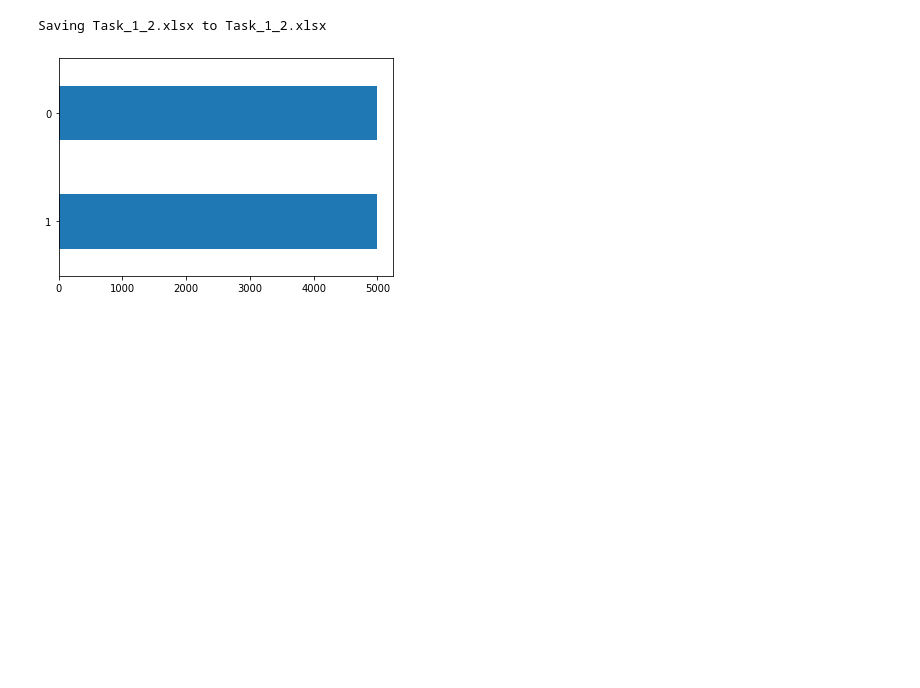
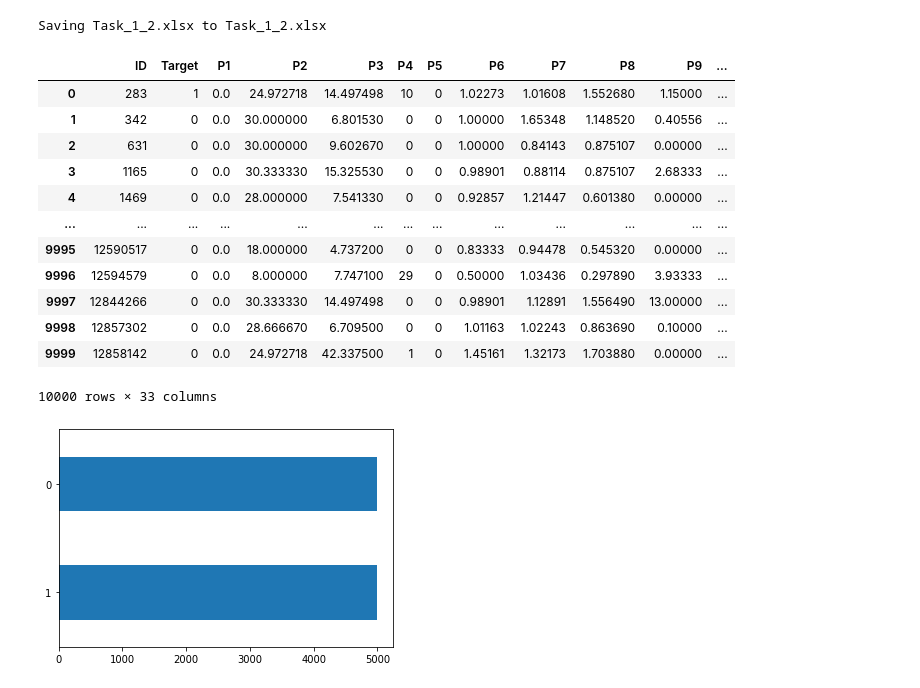
Before and after one commit to MaximStepanovich/A1_task2_regression_ROC, a Jupyter notebook: A1_task2.ipynb, the cells around one changed output. Cells and saved outputs as stored; diff of their text form; code cells hidden in the pictures; blank space fills up the shorter version.

```diff
--- a/A1_task2.ipynb
+++ b/A1_task2.ipynb
@@ -20,6 +21,22 @@ cols = list(df.columns)
 a, b = cols.index('Target'), cols.index('ID')
 cols[b], cols[a] = cols[a], cols[b]
 df = df[cols]
+# %%
+df
+# %% [output]
+|  | ID | Target | P1 | P2 | P3 | P4 | P5 | P6 | P7 | P8 | P9 | ... |
+| 0 | 283 | 1 | 0.0 | 24.972718 | 14.497498 | 10 | 0 | 1.02273 | 1.01608 | 1.552680 | 1.15000 | ... |
+| 1 | 342 | 0 | 0.0 | 30.000000 | 6.801530 | 0 | 0 | 1.00000 | 1.65348 | 1.148520 | 0.40556 | ... |
+| 2 | 631 | 0 | 0.0 | 30.000000 | 9.602670 | 0 | 0 | 1.00000 | 0.84143 | 0.875107 | 0.00000 | ... |
+| 3 | 1165 | 0 | 0.0 | 30.333330 | 15.325530 | 0 | 0 | 0.98901 | 0.88114 | 0.875107 | 2.68333 | ... |
+| 4 | 1469 | 0 | 0.0 | 28.000000 | 7.541330 | 0 | 0 | 0.92857 | 1.21447 | 0.601380 | 0.00000 | ... |
+| ... | ... | ... | ... | ... | ... | ... | ... | ... | ... | ... | ... | ... |
+| 9995 | 12590517 | 0 | 0.0 | 18.000000 | 4.737200 | 0 | 0 | 0.83333 | 0.94478 | 0.545320 | 0.00000 | ... |
+| 9996 | 12594579 | 0 | 0.0 | 8.000000 | 7.747100 | 29 | 0 | 0.50000 | 1.03436 | 0.297890 | 3.93333 | ... |
+| 9997 | 12844266 | 0 | 0.0 | 30.333330 | 14.497498 | 0 | 0 | 0.98901 | 1.12891 | 1.556490 | 13.00000 | ... |
+| 9998 | 12857302 | 0 | 0.0 | 28.666670 | 6.709500 | 0 | 0 | 1.01163 | 1.02243 | 0.863690 | 0.10000 | ... |
+| 9999 | 12858142 | 0 | 0.0 | 24.972718 | 42.337500 | 1 | 0 | 1.45161 | 1.32173 | 1.703880 | 0.00000 | ... |
+10000 rows × 33 columns
 # %%
 df['Target'].value_counts().plot.barh();
 # %% [output]
```
Also changed, not shown: parts of 23 cells of this notebook.
